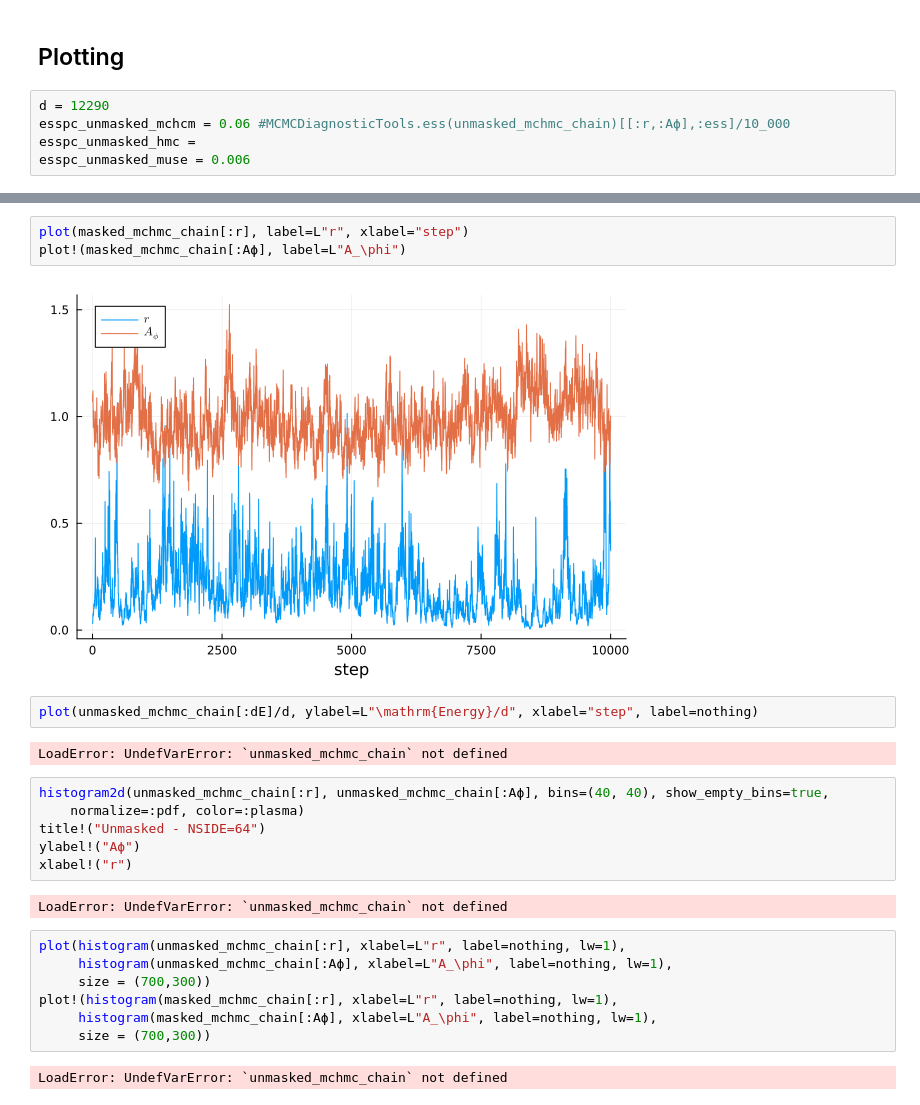
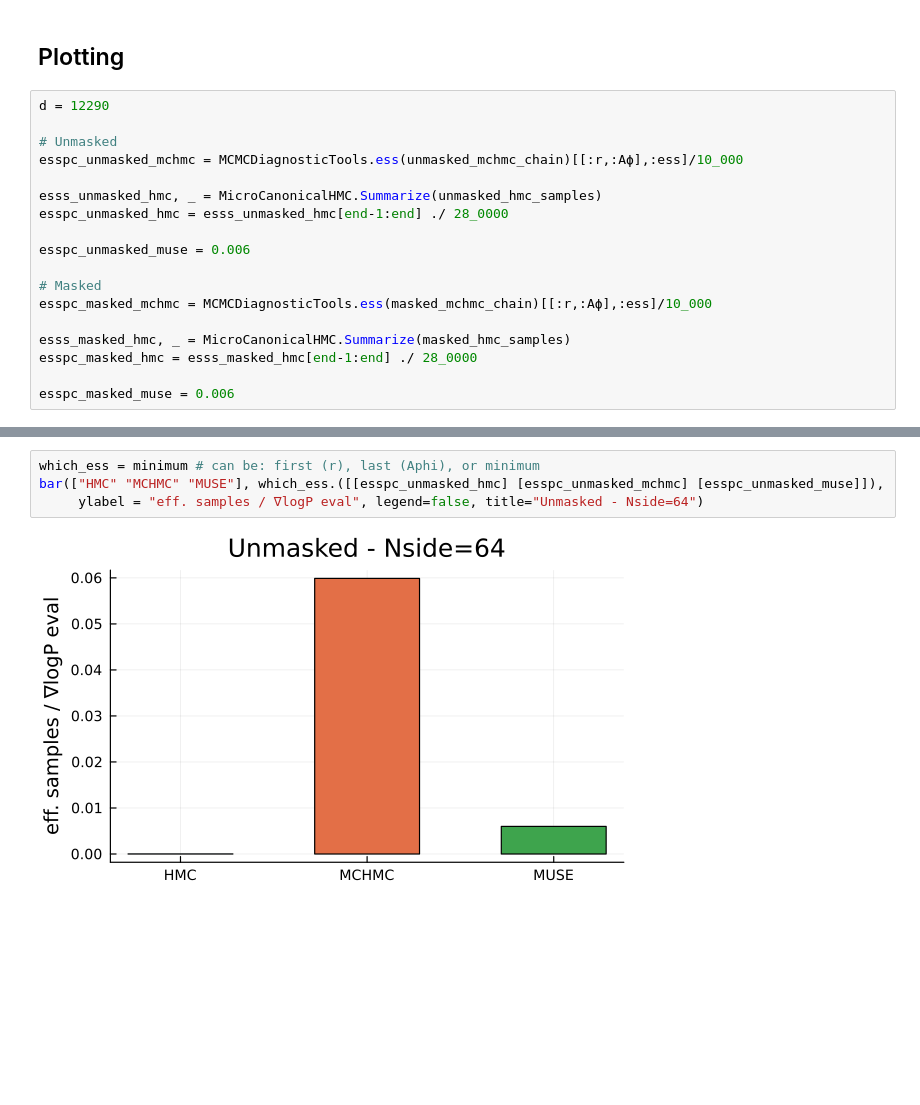
Before and after one commit to JaimeRZP/CMBLensing_MicroCanonicalHMC.jl, a Jupyter notebook: examples/Plotting.ipynb, the cells around one changed output, grey strips where cells are left out. Saved outputs shown, nothing was run; the diff lists cells and outputs as text; blank space fills up the shorter version.

Commit message:
plotting

```diff
--- a/examples/Plotting.ipynb
+++ b/examples/Plotting.ipynb
@@ -58,6 +42,19 @@ ess_hmc = MCMCDiagnosticTools.ess(chain_hmc)[[:r,:Aϕ],:ess]
 ## Plotting
 # %%
 d = 12290
-esspc_unmasked_mchcm = 0.06 #MCMCDiagnosticTools.ess(unmasked_mchmc_chain)[[:r,:Aϕ],:ess]/10_000
-esspc_unmasked_hmc =
+
+# Unmasked
+esspc_unmasked_mchmc = MCMCDiagnosticTools.ess(unmasked_mchmc_chain)[[:r,:Aϕ],:ess]/10_000
+
+esss_unmasked_hmc, _ = MicroCanonicalHMC.Summarize(unmasked_hmc_samples)
+esspc_unmasked_hmc = esss_unmasked_hmc[end-1:end] ./ 28_0000
+
 esspc_unmasked_muse = 0.006
+
+# Masked
+esspc_masked_mchmc = MCMCDiagnosticTools.ess(masked_mchmc_chain)[[:r,:Aϕ],:ess]/10_000
+
+esss_masked_hmc, _ = MicroCanonicalHMC.Summarize(masked_hmc_samples)
+esspc_masked_hmc = esss_masked_hmc[end-1:end] ./ 28_0000
+
+esspc_masked_muse = 0.006
@@ -77,26 +63,6 @@ plot!(unmasked_mchmc_chain[:Aϕ], label=L"A_\phi")
-# %%
-plot(masked_mchmc_chain[:r], label=L"r", xlabel="step")
-plot!(masked_mchmc_chain[:Aϕ], label=L"A_\phi")
-# %% [output]
-[figure, removed]
-# %%
-plot(unmasked_mchmc_chain[:dE]/d, ylabel=L"\mathrm{Energy}/d", xlabel="step", label=nothing)
-# %% [output]
-LoadError: UndefVarError: `unmasked_mchmc_chain` not defined
-# %%
-histogram2d(unmasked_mchmc_chain[:r], unmasked_mchmc_chain[:Aϕ], bins=(40, 40), show_empty_bins=true,
-    normalize=:pdf, color=:plasma)
-title!("Unmasked - NSIDE=64")
-ylabel!("Aϕ")
-xlabel!("r")
-# %% [output]
-LoadError: UndefVarError: `unmasked_mchmc_chain` not defined
-# %%
-plot(histogram(unmasked_mchmc_chain[:r], xlabel=L"r", label=nothing, lw=1),
-     histogram(unmasked_mchmc_chain[:Aϕ], xlabel=L"A_\phi", label=nothing, lw=1),
-     size = (700,300))
-plot!(histogram(masked_mchmc_chain[:r], xlabel=L"r", label=nothing, lw=1),
-     histogram(masked_mchmc_chain[:Aϕ], xlabel=L"A_\phi", label=nothing, lw=1),
-     size = (700,300))
-# %% [output]
-LoadError: UndefVarError: `unmasked_mchmc_chain` not defined
+# %%
+which_ess = minimum # can be: first (r), last (Aphi), or minimum
+bar(["HMC" "MCHMC" "MUSE"], which_ess.([[esspc_unmasked_hmc] [esspc_unmasked_mchmc] [esspc_unmasked_muse]]),
+     ylabel = "eff. samples / ∇logP eval", legend=false, title="Unmasked - Nside=64")
+# %% [output]
+[figure, added]
```
Also changed, not shown: parts of 15 cells of this notebook.
